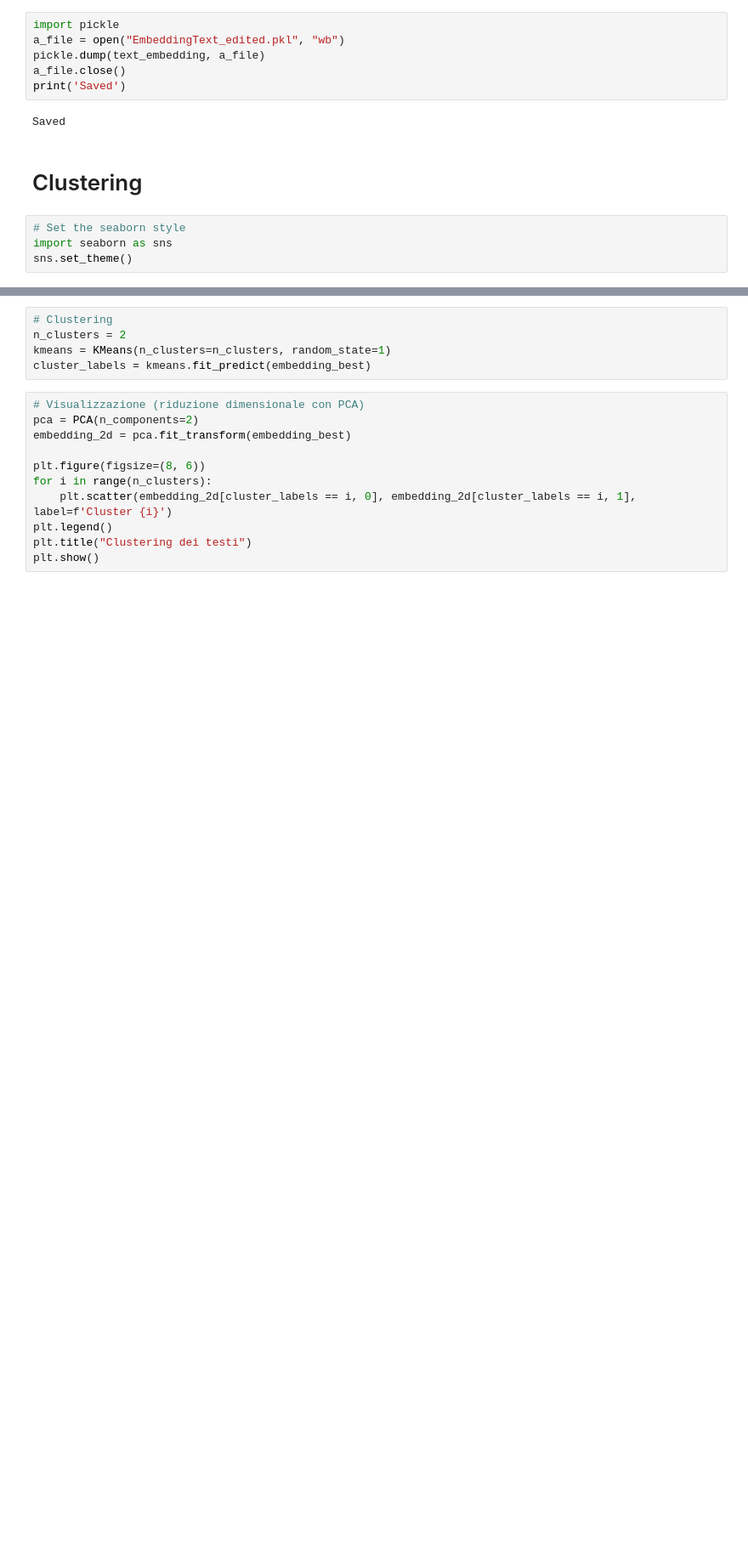
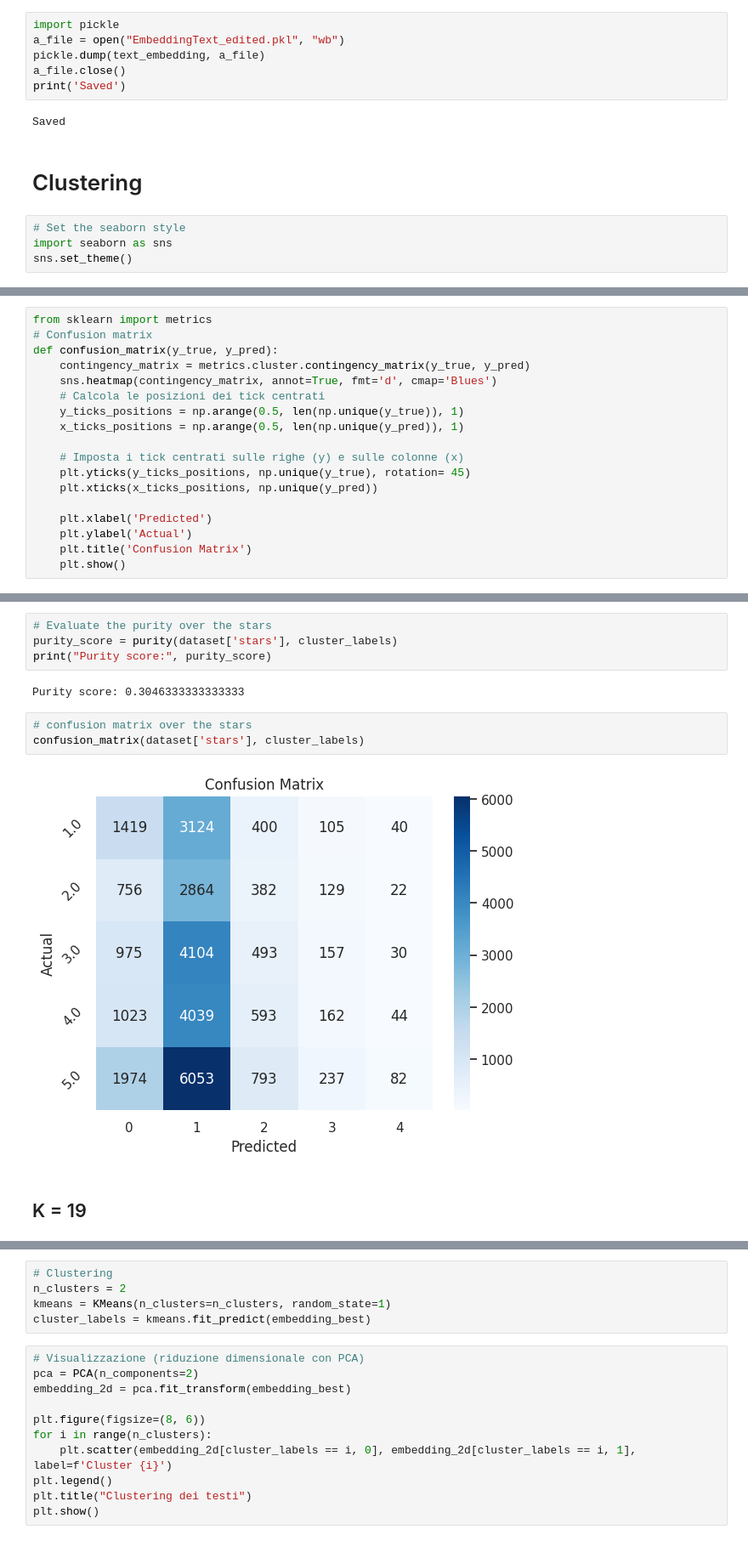
Before and after one commit to AndreaDAmicis22/TextMining, a Jupyter notebook: Clustering.ipynb, the cells around one changed output, grey strips where cells are left out. Shown at 85% size. Saved outputs shown, nothing was run; the diff lists cells and outputs as text; blank space fills up the shorter version.

```diff
--- a/Clustering.ipynb
+++ b/Clustering.ipynb
@@ -881,0 +881,18 @@ embedding_best.shape
+# %%
+from sklearn import metrics
+# Confusion matrix
+def confusion_matrix(y_true, y_pred):
+    contingency_matrix = metrics.cluster.contingency_matrix(y_true, y_pred)
+    sns.heatmap(contingency_matrix, annot=True, fmt='d', cmap='Blues')
+    # Calcola le posizioni dei tick centrati
+    y_ticks_positions = np.arange(0.5, len(np.unique(y_true)), 1)
+    x_ticks_positions = np.arange(0.5, len(np.unique(y_pred)), 1)
+
+    # Imposta i tick centrati sulle righe (y) e sulle colonne (x)
+    plt.yticks(y_ticks_positions, np.unique(y_true), rotation= 45)
+    plt.xticks(x_ticks_positions, np.unique(y_pred))
+
+    plt.xlabel('Predicted')
+    plt.ylabel('Actual')
+    plt.title('Confusion Matrix')
+    plt.show()
@@ -881,0 +942,13 @@ embedding_best.shape
+# %%
+# Evaluate the purity over the stars
+purity_score = purity(dataset['stars'], cluster_labels)
+print("Purity score:", purity_score)
+# %% [output]
+Purity score: 0.3046333333333333
+# %%
+# confusion matrix over the stars
+confusion_matrix(dataset['stars'], cluster_labels)
+# %% [output]
+[figure, added]
+# %% [markdown]
+## K = 19
```
Also changed, not shown: parts of 40 cells of this notebook.
